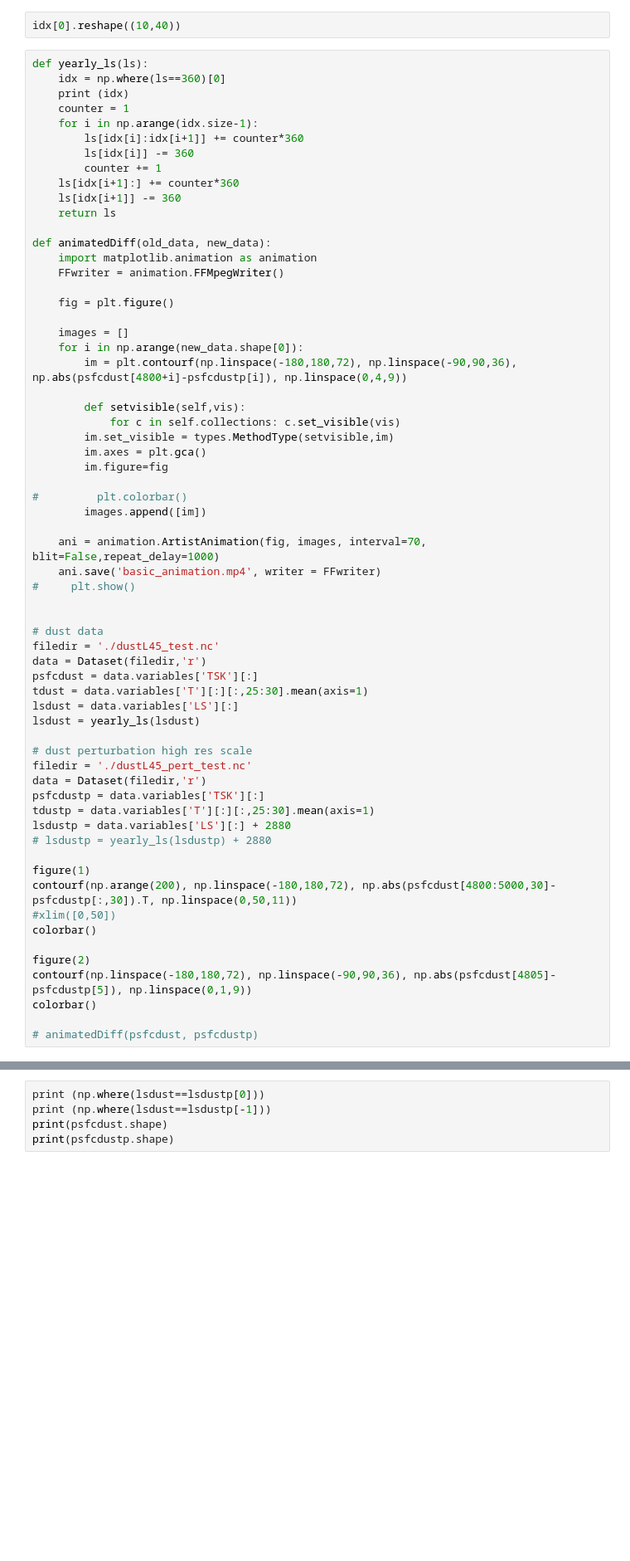
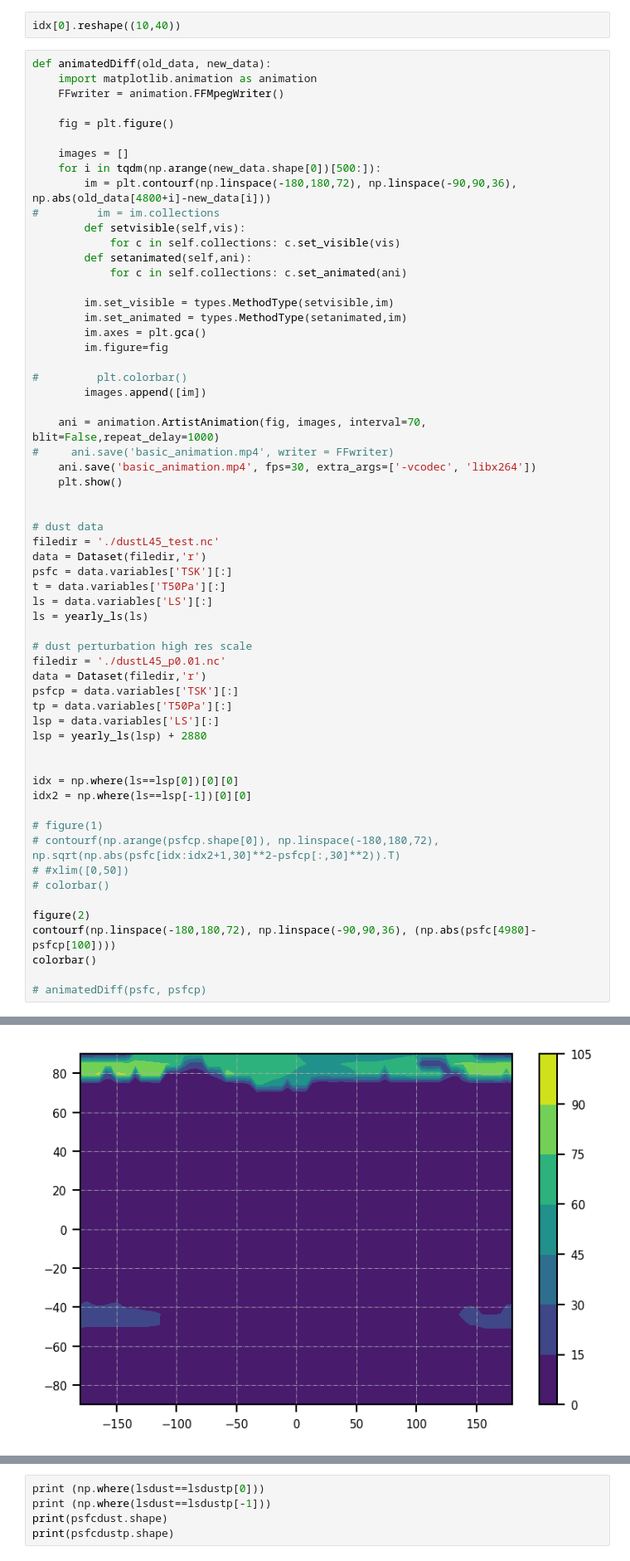
Before and after one commit to sokvisal/marswrf, a Jupyter notebook: model_comparison.ipynb, the cells around one changed output, grey strips where cells are left out. Shown: that part at 83% size. Saved outputs shown, nothing was run; the diff lists cells and outputs as text; blank space fills up the shorter version.

```diff
--- a/model_comparison.ipynb
+++ b/model_comparison.ipynb
@@ -304,18 +270,6 @@ legend()
 # %%
 idx[0].reshape((10,40))
 # %%
-def yearly_ls(ls):
-    idx = np.where(ls==360)[0]
-    print (idx)
-    counter = 1
-    for i in np.arange(idx.size-1):
-        ls[idx[i]:idx[i+1]] += counter*360
-        ls[idx[i]] -= 360
-        counter += 1
-    ls[idx[i+1]:] += counter*360
-    ls[idx[i+1]] -= 360
-    return ls
-
 def animatedDiff(old_data, new_data):
     import matplotlib.animation as animation
     FFwriter = animation.FFMpegWriter()
@@ -323,12 +277,16 @@ def animatedDiff(old_data, new_data):
     fig = plt.figure()
 
     images = []
-    for i in np.arange(new_data.shape[0]):
-        im = plt.contourf(np.linspace(-180,180,72), np.linspace(-90,90,36), np.abs(psfcdust[4800+i]-psfcdustp[i]), np.linspace(0,4,9))
-
+    for i in tqdm(np.arange(new_data.shape[0])[500:]):
+        im = plt.contourf(np.linspace(-180,180,72), np.linspace(-90,90,36), np.abs(old_data[4800+i]-new_data[i]))
+#         im = im.collections
         def setvisible(self,vis):
             for c in self.collections: c.set_visible(vis)
+        def setanimated(self,ani):
+            for c in self.collections: c.set_animated(ani)
+
         im.set_visible = types.MethodType(setvisible,im)
+        im.set_animated = types.MethodType(setanimated,im)
         im.axes = plt.gca()
         im.figure=fig
 
@@ -336,33 +294,39 @@ def animatedDiff(old_data, new_data):
         images.append([im])
 
     ani = animation.ArtistAnimation(fig, images, interval=70, blit=False,repeat_delay=1000)
-    ani.save('basic_animation.mp4', writer = FFwriter)
-#     plt.show()
+#     ani.save('basic_animation.mp4', writer = FFwriter)
+    ani.save('basic_animation.mp4', fps=30, extra_args=['-vcodec', 'libx264'])
+    plt.show()
 
 
 # dust data
 filedir = './dustL45_test.nc'
 data = Dataset(filedir,'r')
-psfcdust = data.variables['TSK'][:]
-tdust = data.variables['T'][:][:,25:30].mean(axis=1)
-lsdust = data.variables['LS'][:]
-lsdust = yearly_ls(lsdust)
+psfc = data.variables['TSK'][:]
+t = data.variables['T50Pa'][:]
+ls = data.variables['LS'][:]
+ls = yearly_ls(ls)
 
 # dust perturbation high res scale
-filedir = './dustL45_pert_test.nc'
+filedir = './dustL45_p0.01.nc'
 data = Dataset(filedir,'r')
-psfcdustp = data.variables['TSK'][:]
-tdustp = data.variables['T'][:][:,25:30].mean(axis=1)
-lsdustp = data.variables['LS'][:] + 2880
-# lsdustp = yearly_ls(lsdustp) + 2880
+psfcp = data.variables['TSK'][:]
+tp = data.variables['T50Pa'][:]
+lsp = data.variables['LS'][:]
+lsp = yearly_ls(lsp) + 2880
 
-figure(1)
-contourf(np.arange(200), np.linspace(-180,180,72), np.abs(psfcdust[4800:5000,30]-psfcdustp[:,30]).T, np.linspace(0,50,11))
-#xlim([0,50])
+
+idx = np.where(ls==lsp[0])[0][0]
+idx2 = np.where(ls==lsp[-1])[0][0]
+
+# figure(1)
+# contourf(np.arange(psfcp.shape[0]), np.linspace(-180,180,72), np.sqrt(np.abs(psfc[idx:idx2+1,30]**2-psfcp[:,30]**2)).T)
+# #xlim([0,50])
+# colorbar()
+
+figure(2)
+contourf(np.linspace(-180,180,72), np.linspace(-90,90,36), (np.abs(psfc[4980]-psfcp[100])))
 colorbar()
 
-figure(2)
-contourf(np.linspace(-180,180,72), np.linspace(-90,90,36), np.abs(psfcdust[4805]-psfcdustp[5]), np.linspace(0,1,9))
-colorbar()
-
-# animatedDiff(psfcdust, psfcdustp)
+# animatedDiff(psfc, psfcp)
+# %% [output]
@@ -368,0 +334 @@ colorbar()
+[figure, added]
```
Also changed, not shown: parts of 8 cells of this notebook.
